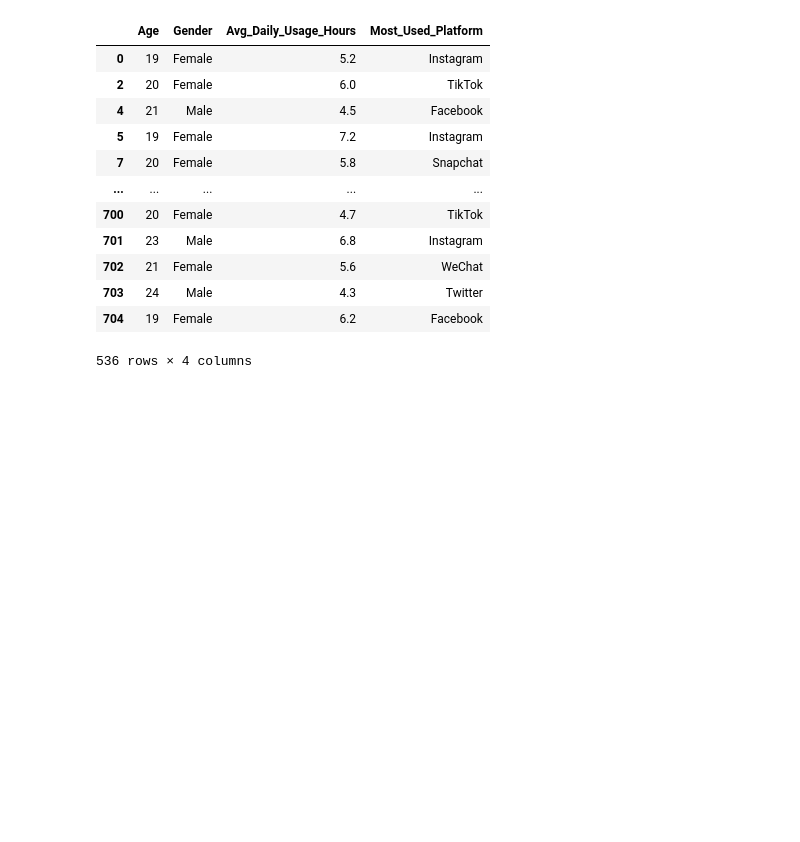
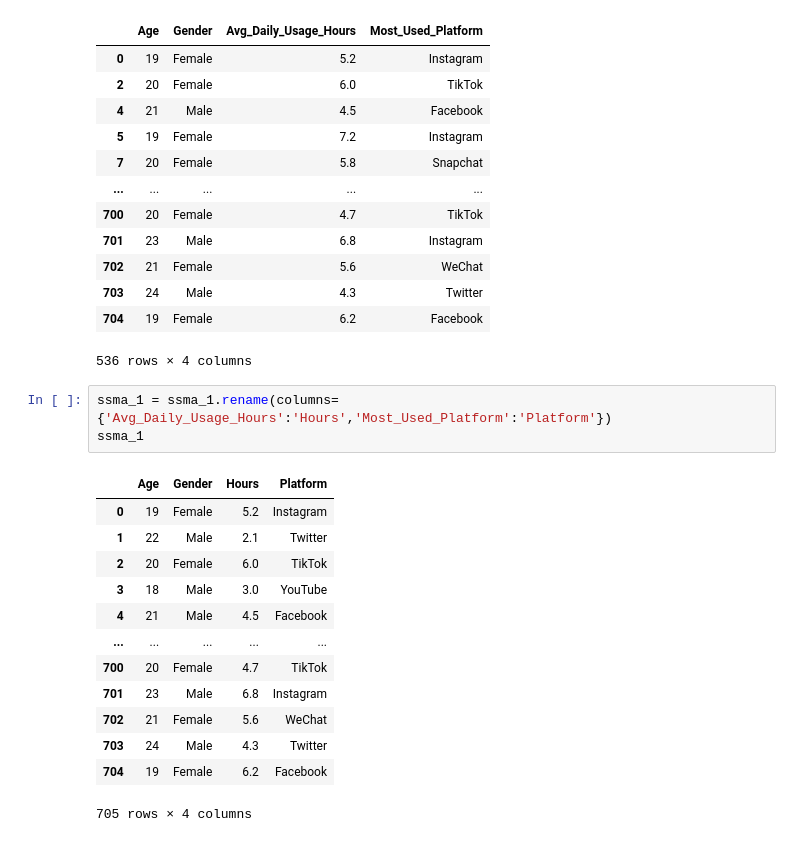
Before and after one commit to fernandocornejo/PROINNOVA_ciencia-de-datos, a Jupyter notebook: S06.30_Lectura de datos.ipynb, the cells around one changed output. Cells and saved outputs as stored; diff of their text form; blank space fills up the shorter version.

```diff
--- a/S06.30_Lectura de datos.ipynb
+++ b/S06.30_Lectura de datos.ipynb
@@ -193,3 +206,20 @@ avg
 | 703 | 24 | Male | 4.3 | Twitter |
 | 704 | 19 | Female | 6.2 | Facebook |
 536 rows × 4 columns
+# %%
+ssma_1 = ssma_1.rename(columns={'Avg_Daily_Usage_Hours':'Hours','Most_Used_Platform':'Platform'})
+ssma_1
+# %% [output]
+|  | Age | Gender | Hours | Platform |
+| 0 | 19 | Female | 5.2 | Instagram |
+| 1 | 22 | Male | 2.1 | Twitter |
+| 2 | 20 | Female | 6.0 | TikTok |
+| 3 | 18 | Male | 3.0 | YouTube |
+| 4 | 21 | Male | 4.5 | Facebook |
+| ... | ... | ... | ... | ... |
+| 700 | 20 | Female | 4.7 | TikTok |
+| 701 | 23 | Male | 6.8 | Instagram |
+| 702 | 21 | Female | 5.6 | WeChat |
+| 703 | 24 | Male | 4.3 | Twitter |
+| 704 | 19 | Female | 6.2 | Facebook |
+705 rows × 4 columns
```
Also changed, not shown: parts of 8 cells of this notebook.
